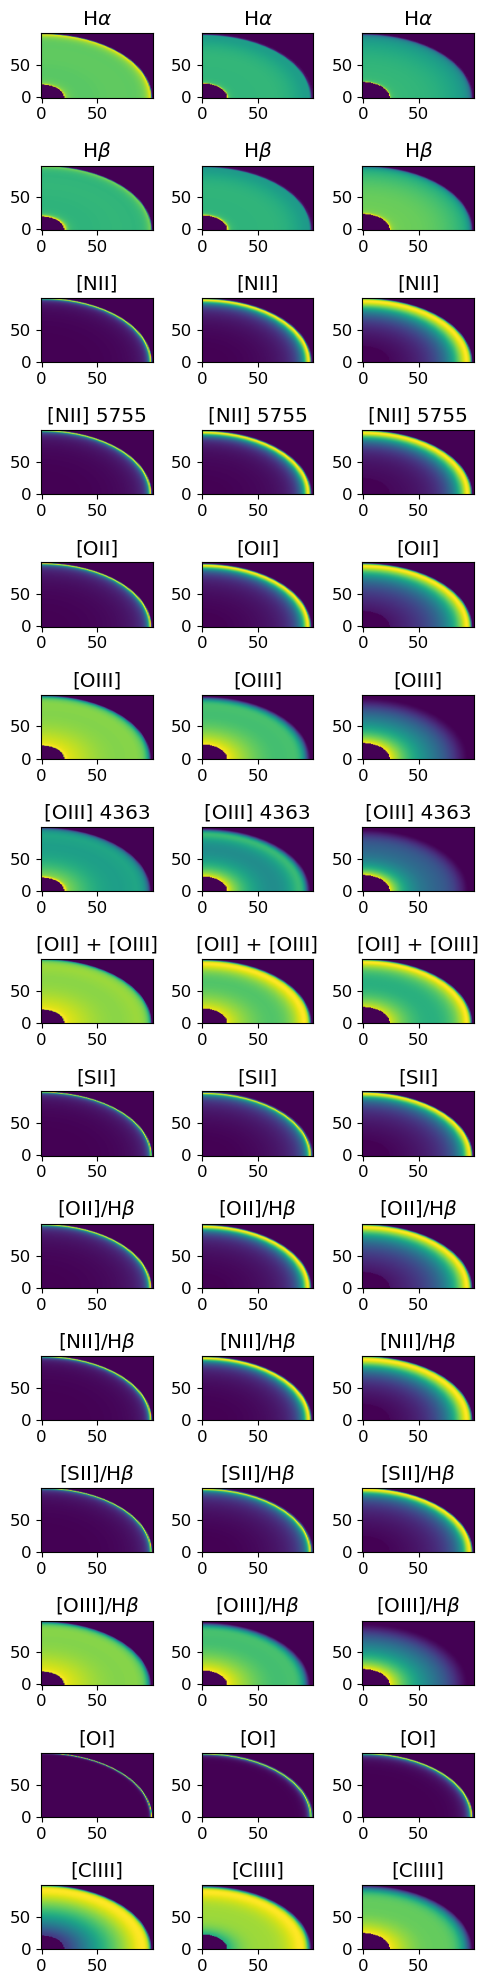
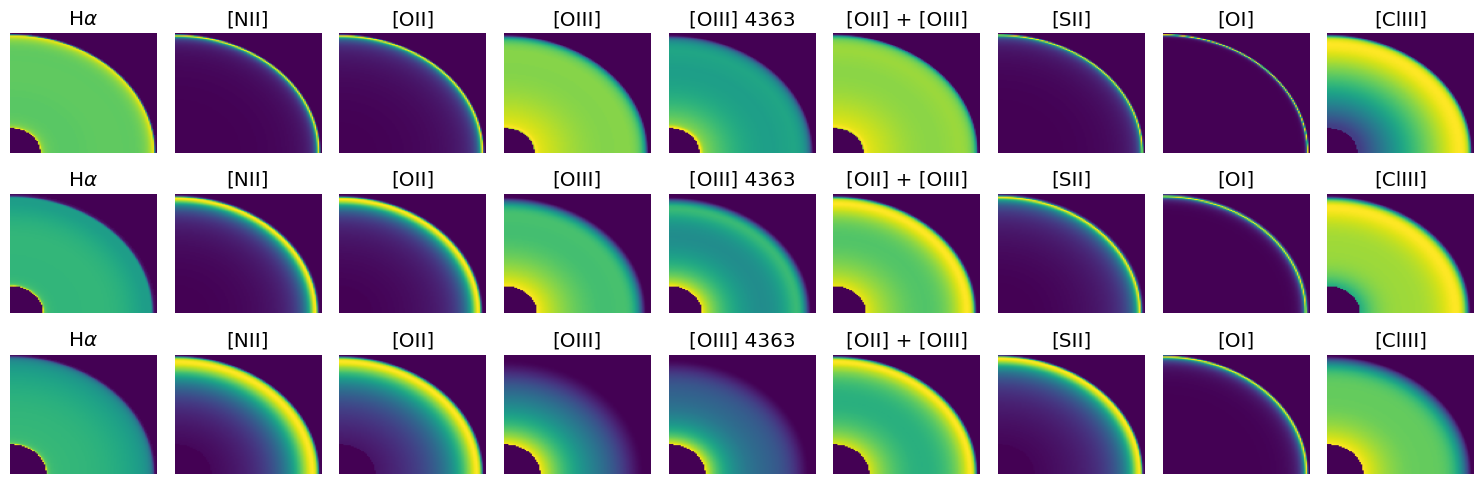
Code edit (unified diff) that turned the first committed figure into the second:
--- before
+++ after
@@ -1,11 +1,17 @@
 matplotlib.rcParams.update({'font.size': 12})
-f, axes = plt.subplots(len(M3D.Maps.keys()), 3, figsize=(5., 20.))
-for i, k in enumerate(M3D.Maps):
-    axes[i, 0].imshow(M3D.Maps[k][3,:,:], origin='lower', aspect='auto', cmap='viridis')
-    axes[i, 0].set_title(l_dict[k])
-    axes[i, 1].imshow(M3D.Maps[k][7,:,:], origin='lower', aspect='auto', cmap='viridis')
-    axes[i, 1].set_title(l_dict[k])
-    axes[i, 2].imshow(M3D.Maps[k][10,:,:], origin='lower', aspect='auto', cmap='viridis')
-    axes[i, 2].set_title(l_dict[k])
+#f, axes = plt.subplots(len(M3D.Maps.keys()), 3, figsize=(5., 20.))
+#for i, k in enumerate(M3D.Maps.keys()):
+line_list = ['Has', 'N2s', 'O2s', 'O3s', 'O3as', 'R23s', 'S2s', 'O1s', 'Cl3s']
+f, axes = plt.subplots(3, len(line_list), figsize=(15., 5.))
+for i, k in enumerate(line_list):
+    axes[0, i].imshow(M3D.Maps[k][3,:,:], origin='lower', aspect='auto', cmap='viridis')
+    axes[0, i].set_title(l_dict[k])
+    axes[0, i].set_axis_off()
+    axes[1, i].imshow(M3D.Maps[k][7,:,:], origin='lower', aspect='auto', cmap='viridis')
+    axes[1, i].set_title(l_dict[k])
+    axes[1, i].set_axis_off()
+    axes[2, i].imshow(M3D.Maps[k][10,:,:], origin='lower', aspect='auto', cmap='viridis')
+    axes[2, i].set_title(l_dict[k])
+    axes[2, i].set_axis_off()
 f.tight_layout()
 matplotlib.rcParams.update({'font.size': 16})

Commit: updates before GH26